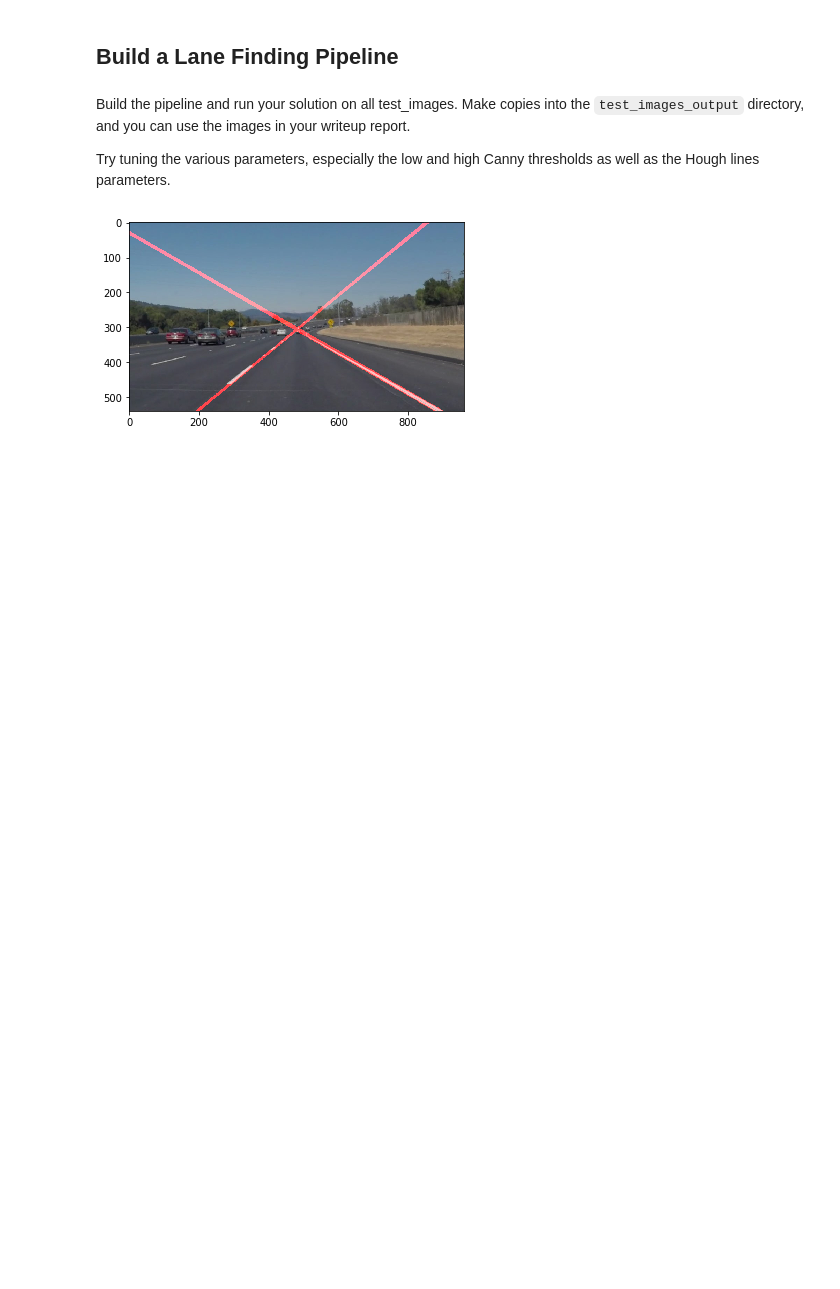
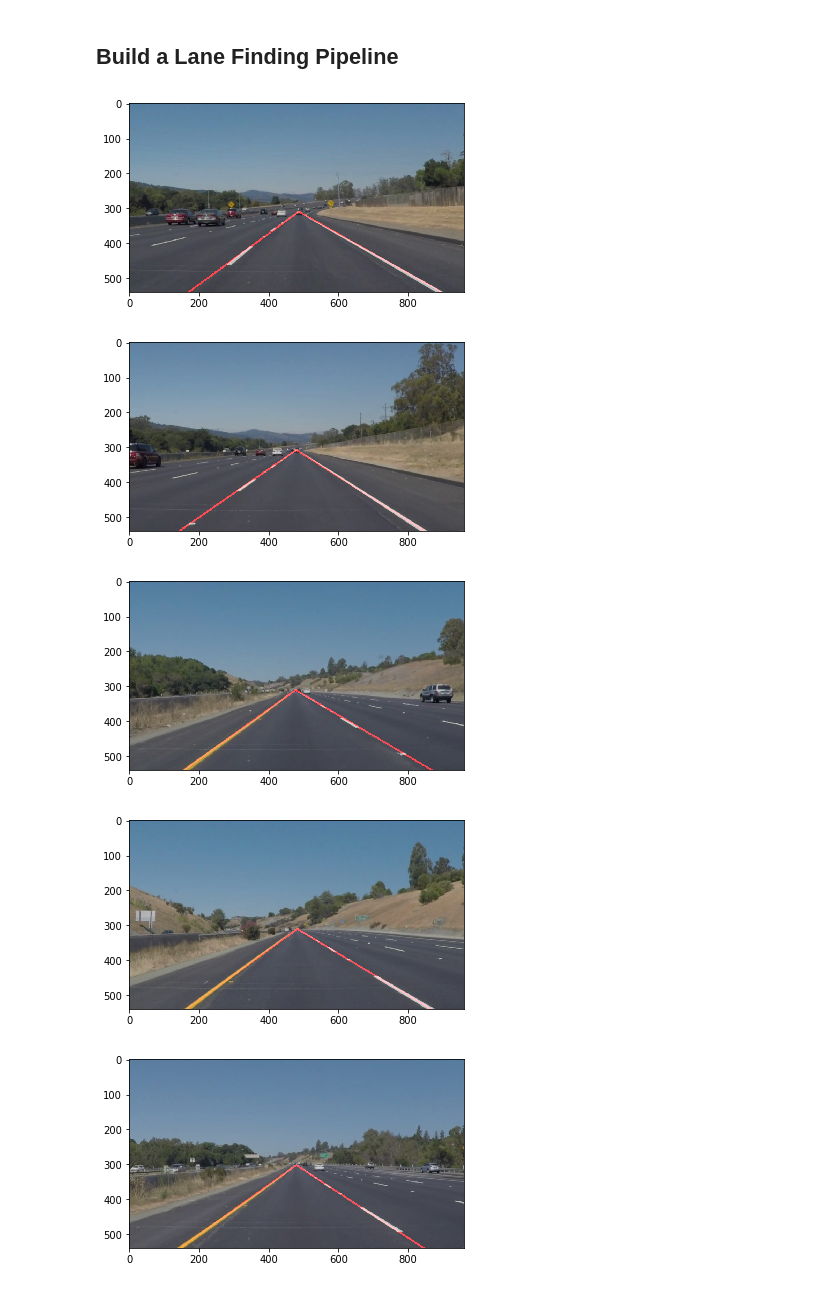
Before and after one commit to dgard8/Project_1, a Jupyter notebook: P1.ipynb, the cells around one changed output. Drawn from its saved outputs; the diff is of its cells as text; code cells hidden in the pictures; blank space fills up the shorter version.

```diff
--- a/P1.ipynb
+++ b/P1.ipynb
@@ -52,7 +14,0 @@ import cv2
-# %%
-#reading in an image
-image = mpimg.imread('test_images/solidWhiteRight.jpg')
-
-#printing out some stats and plotting
-print('This image is:', type(image), 'with dimensions:', image.shape)
-plt.imshow(image)  # if you wanted to show a single color channel image called 'gray', for example, call as plt.imshow(gray, cmap='gray')
@@ -217,24 +106,19 @@ os.listdir("test_images/")
 # %% [markdown]
 ## Build a Lane Finding Pipeline
-# %% [markdown]
-Build the pipeline and run your solution on all test_images. Make copies into the `test_images_output` directory, and you can use the images in your writeup report.
-
-Try tuning the various parameters, especially the low and high Canny thresholds as well as the Hough lines parameters.
 # %%
-# TODO: Build your pipeline that will draw lane lines on the test_images
-# then save them to the test_images_output directory.
-def findLinesOnImage(image):
-    lineImage = findLines(image)
+def findLinesOnImage(image, challengeMode = False):
+    lineImage = findLines(image, challengeMode)
     combinedImage = weighted_img(lineImage, image)
 
     return combinedImage
 
-def findLines(image):
+def findLines(image, challengeMode):
     image = imageGradient(image)
-    image = maskTopHalfOfImage(image)
-    #image = maskImage(image)
-    image = imageLines(image)
-    #image = findLongestLine(image)
+    if challengeMode:
+        image = maskTopHalfOfImage(image)
+    else:
+        image = maskImage(image)
+    image = imageLines(image, challengeMode)
 
     return image
 
@@ -252,13 +136,13 @@ def maskImage(image):
 
     return image
 
-def imageLines(image):
+def imageLines(image, challengeMode):
     distanceResolution = 2
     angularResolution = 3*(np.pi/180)
     intersectionThreshold = 10
     min_line_length = 40
     max_line_gap = 15
 
-    image = hough_lines(image, distanceResolution, angularResolution, intersectionThreshold, min_line_length, max_line_gap)
+    image = hough_lines(image, distanceResolution, angularResolution, intersectionThreshold, min_line_length, max_line_gap, challengeMode)
 
     return image
@@ -444,17 +149,18 @@ def maskTopHalfOfImage(image):
 # %%
 import os
 images = os.listdir("test_images/")
 
 for i in range(len(images)):
-    if i is not 0:
-        continue
     image = mpimg.imread('test_images/'+images[i])
     image = findLinesOnImage(image)
 
-    #print('This image is:', type(image), 'with dimensions:', image.shape)
     plt.figure()
     plt.imshow(image, cmap='gray')
 
-    plt.savefig('solution_videos/pipeline_improvement/test')
+    #plt.savefig('solution_videos/pipeline_improvement/test')
 # %% [output]
-[figure, old version]
+[figure, new version]
+[figure, added]
+[figure, added]
+[figure, added]
+[figure, added]
```
Also changed, not shown: parts of 38 cells of this notebook, 12 other files.
